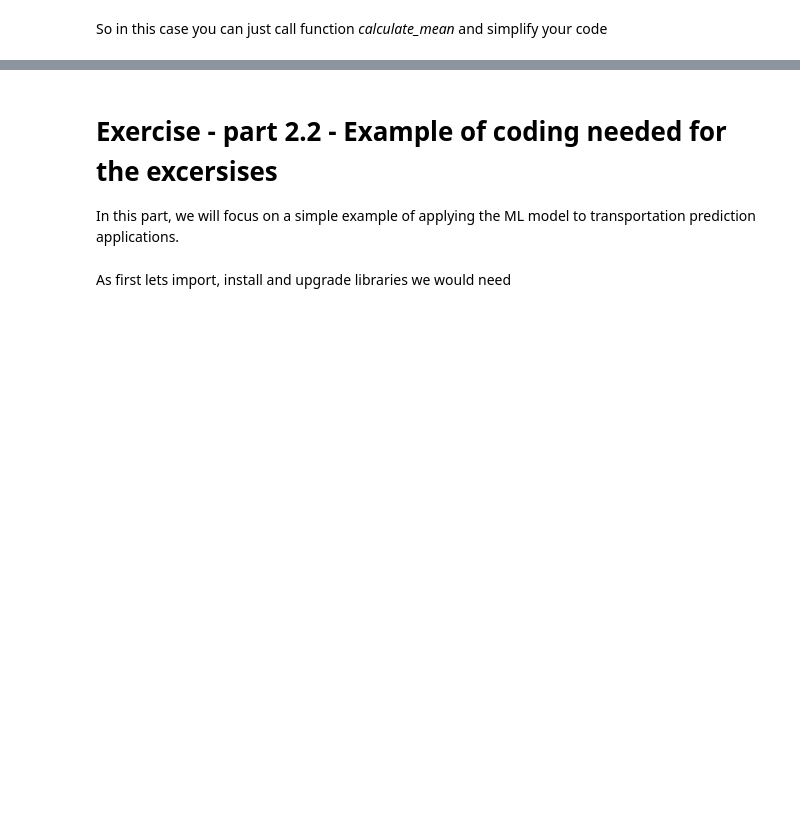
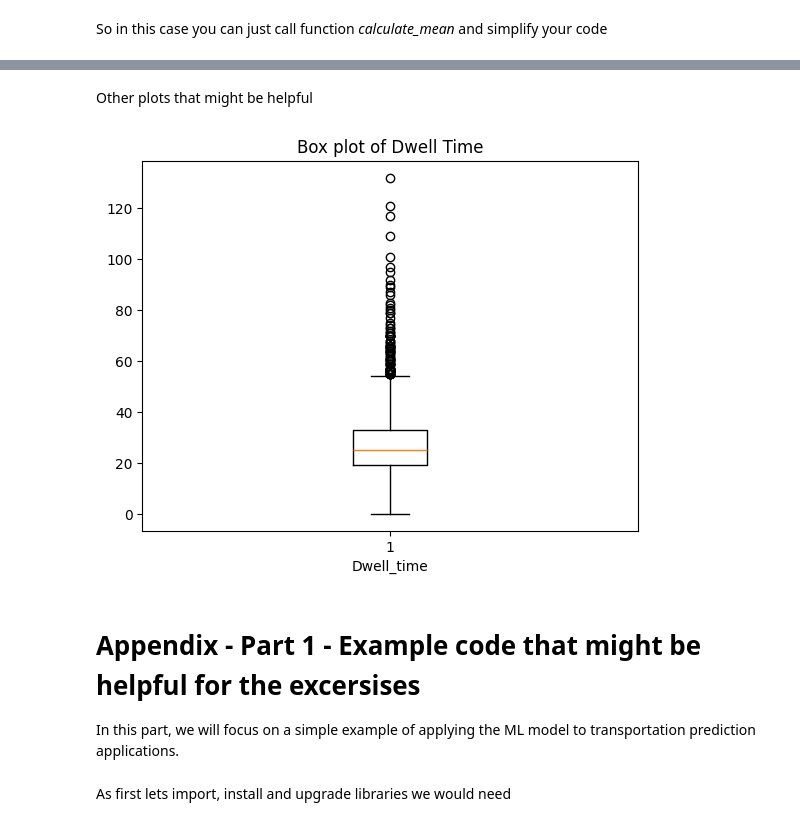
Before and after one commit to zhenliangma/Applied-AI-in-Transportation, a Jupyter notebook: Exercise_1_Python_basics/Exercise_1_python_basics.ipynb, the cells around one changed output, grey strips where cells are left out. Cells and saved outputs as stored; diff of their text form; code cells hidden in the pictures; blank space fills up the shorter version.

```diff
--- a/Exercise_1_Python_basics/Exercise_1_python_basics.ipynb
+++ b/Exercise_1_Python_basics/Exercise_1_python_basics.ipynb
@@ -253,5 +359,14 @@ The first example create and iterates index in a range of values, while second e
+# %% [markdown]
+Other plots that might be helpful
+# %%
+plt.boxplot(df["Dwell_time"])
+plt.xlabel("Dwell_time")
+plt.title("Box plot of Dwell Time")
+plt.show()
+# %% [output]
+[figure, added]
 # %% [markdown]
-# Exercise - part 2.2 - Example of coding needed for the excersises
+# Appendix - Part 1 - Example code that might be helpful for the excersises
 In this part, we will focus on a simple example of applying the ML model to transportation prediction applications.
 # %% [markdown]
 As first lets import, install and upgrade libraries we would need
```
Also changed, not shown: parts of 47 cells of this notebook.
